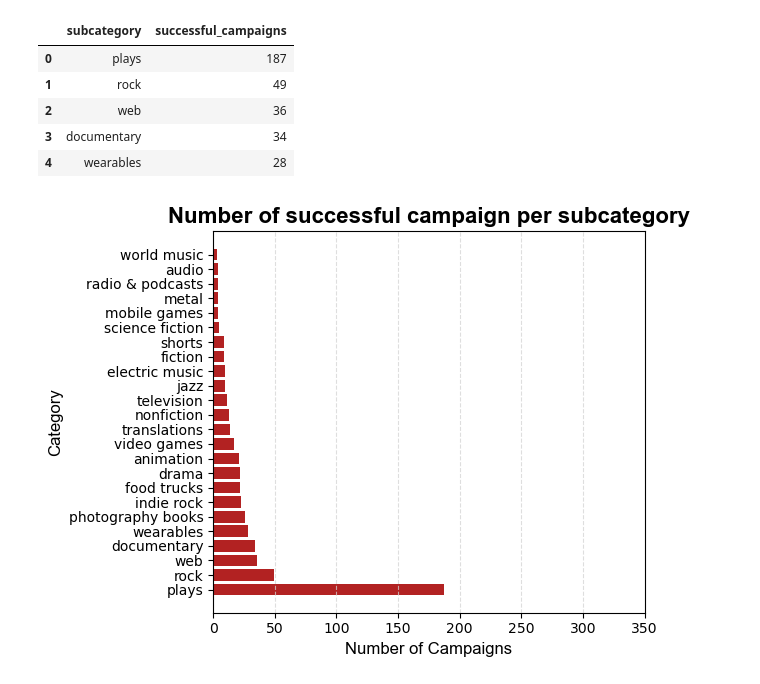
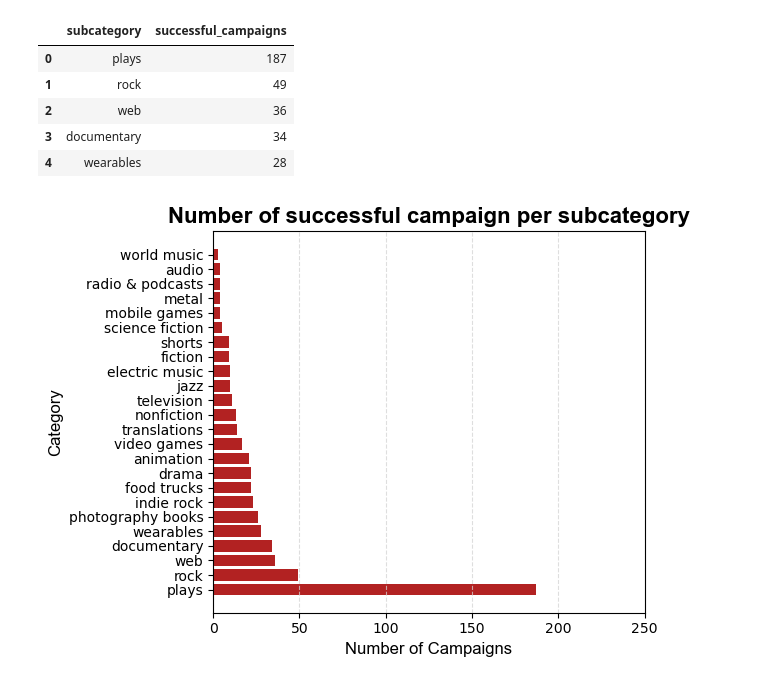
Before and after one commit to mmitry/project-2-group-2, a Jupyter notebook: Starter_Files/Kriti/Queries_Visulaization.ipynb, the cells around one changed output. Cells and saved outputs as stored; diff of their text form; code cells hidden in the pictures.

Commit message:
updated schema.sql file, csv load and queries visualization

```diff
--- a/Starter_Files/Kriti/Queries_Visulaization.ipynb
+++ b/Starter_Files/Kriti/Queries_Visulaization.ipynb
@@ -179,25 +179,25 @@ df.head()
 # %%
 # Create a basic plot
 plt.barh(df.subcategory, df.successful_campaigns, color="firebrick", align="center")
 
 # Customizations
 
 # Change colors
 # Add in reference lines
 # Add Labels/Title
 plt.xlabel("Number of Campaigns", fontfamily="Arial", fontsize=12)
 plt.ylabel("Category", fontfamily="Arial", fontsize=12)
 plt.title("Number of successful campaign per subcategory", fontweight="bold", fontsize=16, fontfamily="Arial")
 
 # Set X/Y Limits
-plt.xlim(0, 350)
+plt.xlim(0, 250)
 
 # Add in a background grid
 plt.grid(axis="x", linestyle="--", color="lightgrey", alpha=0.75)
 
 # Show/Save the Graph
 plt.tight_layout()
 #plt.savefig("part4_categories.png")
 plt.show()
 # %% [output]
-[figure, old version]
+[figure, new version]
```
Also changed, not shown: 2 other files.
